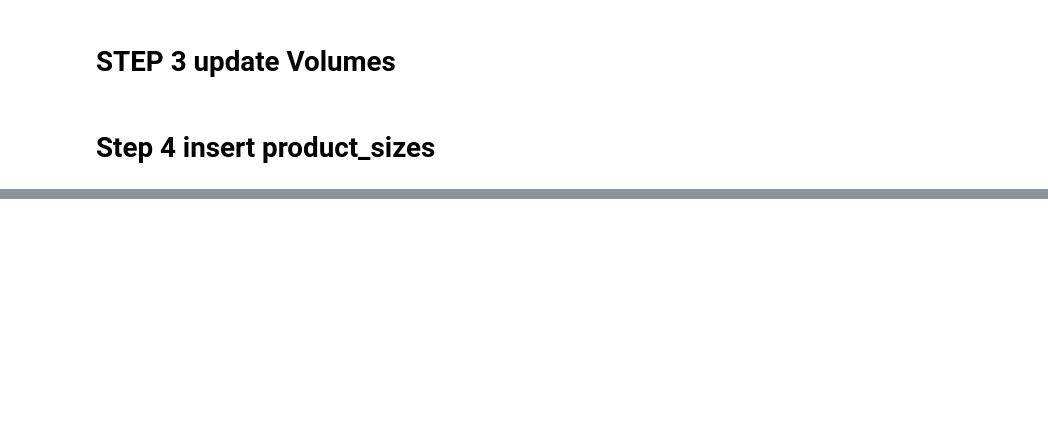
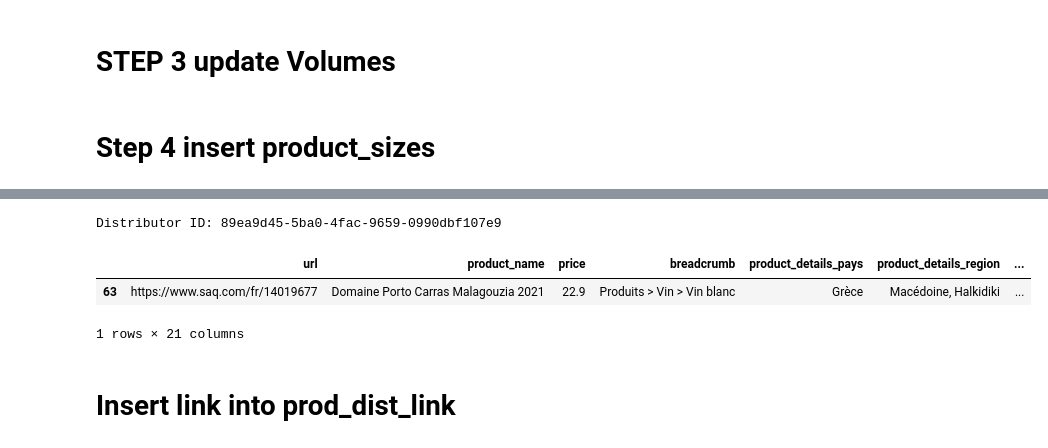
Before and after one commit to cogniwaves/quick_cat, a Jupyter notebook: PostgresCatalog/saq_new_products.ipynb, the cells around one changed output, grey strips where cells are left out. Drawn from its saved outputs; the diff is of its cells as text; code cells hidden in the pictures; blank space fills up the shorter version.

```diff
--- a/PostgresCatalog/saq_new_products.ipynb
+++ b/PostgresCatalog/saq_new_products.ipynb
@@ -70,0 +78,7 @@ Loading ../data/saq/products/batch_9.json
+# %%
+import psycopg2
+DB_URL = "postgresql://postgres.oqvdwtiwrzyjpnouwxch:f87JpR9Uvud6NR3HwbP@aws-0-ca-central-1.pooler.supabase.com:5432/postgres"
+
+conn = psycopg2.connect(DB_URL)
+# %%
+dfwines = df[df['breadcrumb'].str.startswith("Produits > Vin", na=False)].copy()
@@ -70,0 +149,3 @@ Loading ../data/saq/products/batch_9.json
+# %%
+conn = psycopg2.connect(DB_URL)
+update_subcategories(conn, dfwines)
@@ -267,5 +464,5 @@ def update_product_volumes(df, conn):
 # %%
-update_product_volumes(df, conn)
+update_product_volumes(dfwines, conn)
 # %% [markdown]
 # Step 4 insert product_sizes
 # %%
@@ -336,0 +701,12 @@ populate_product_sizes(df, conn)
+# %%
+conn = psycopg2.connect(DB_URL)
+insert_package(conn, dfwines, 'SAQ')
+conn.close()
+# %% [output]
+Distributor ID: 89ea9d45-5ba0-4fac-9659-0990dbf107e9
+# %%
+dfwines[dfwines['product_name']=='Domaine Porto Carras Malagouzia 2021']
+# %% [output]
+|  | url | product_name | price | breadcrumb | product_details_pays | product_details_region | ... |
+| 63 | https://www.saq.com/fr/14019677 | Domaine Porto Carras Malagouzia 2021 | 22.9 | Produits > Vin > Vin blanc | Grèce | Macédoine, Halkidiki | ... |
+1 rows × 21 columns
@@ -336,0 +716,2 @@ populate_product_sizes(df, conn)
+# %% [markdown]
+# Insert link into prod_dist_link
```
Also changed, not shown: parts of 29 cells of this notebook.
